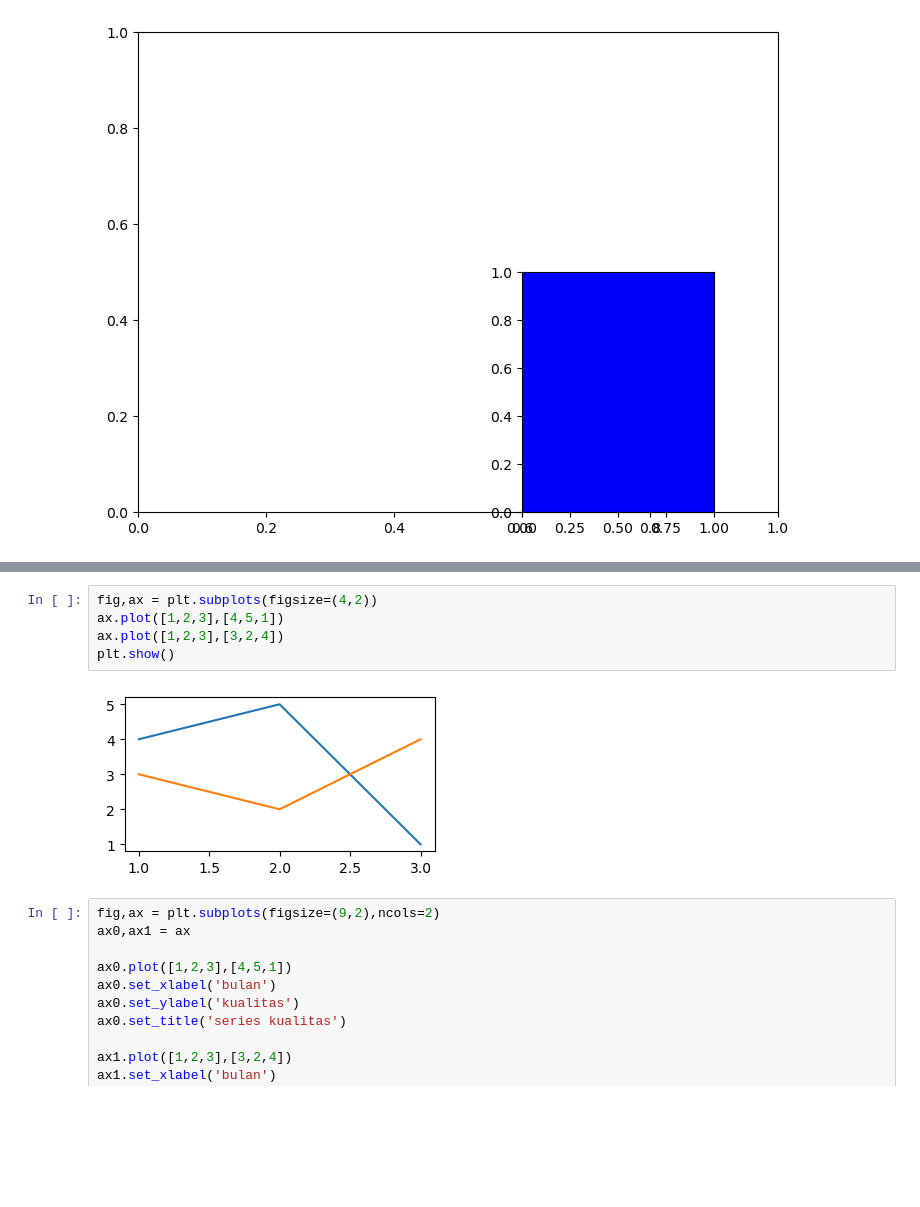
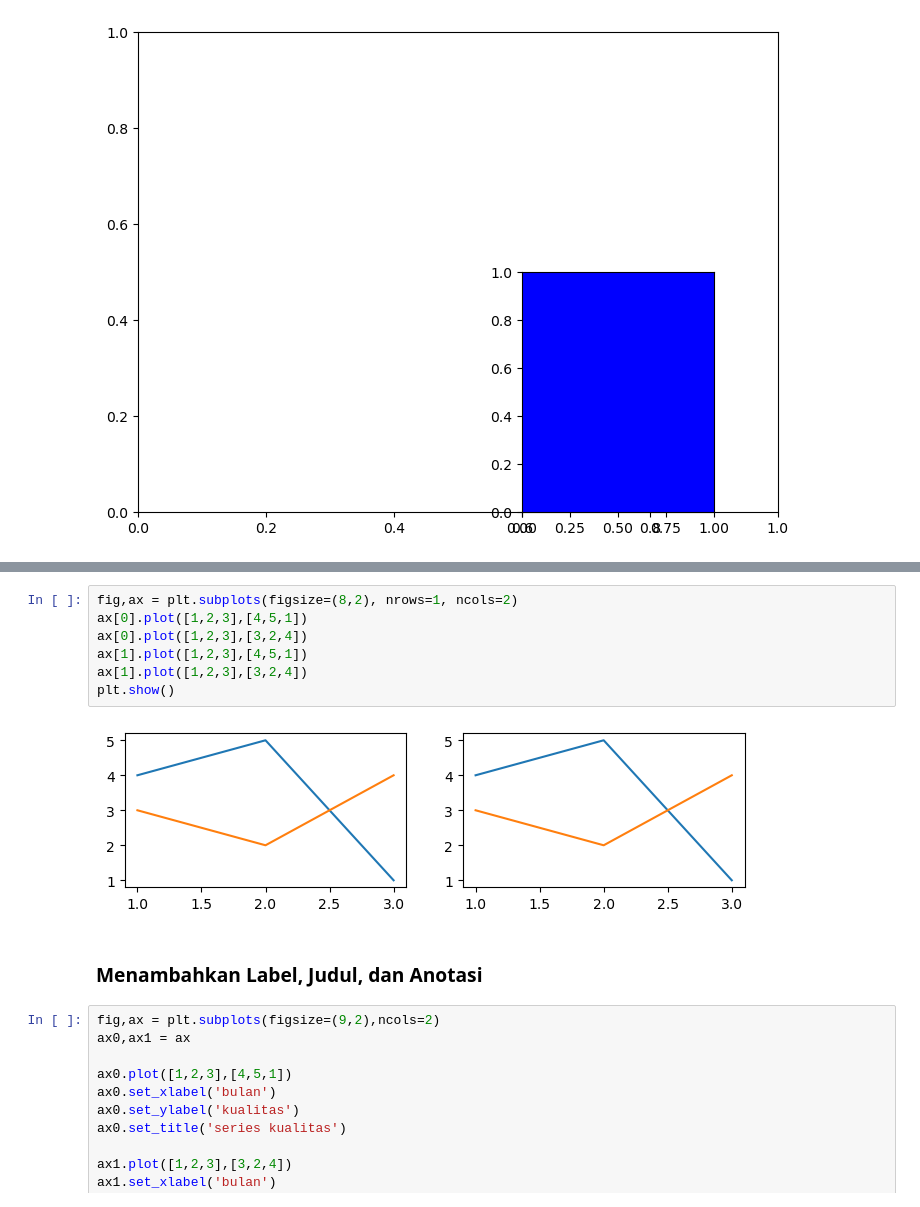
Before and after one commit to devmetmar/marinemet-training, a Jupyter notebook: _build/html/_sources/1_/1_2_python_libraries.ipynb, the cells around one changed output, grey strips where cells are left out. Drawn from its saved outputs; the diff is of its cells as text; blank space fills up the shorter version.

```diff
--- a/_build/html/_sources/1_/1_2_python_libraries.ipynb
+++ b/_build/html/_sources/1_/1_2_python_libraries.ipynb
@@ -317,10 +387,14 @@ Type:      function
 # %%
-fig,ax = plt.subplots(figsize=(4,2))
-ax.plot([1,2,3],[4,5,1])
-ax.plot([1,2,3],[3,2,4])
+fig,ax = plt.subplots(figsize=(8,2), nrows=1, ncols=2)
+ax[0].plot([1,2,3],[4,5,1])
+ax[0].plot([1,2,3],[3,2,4])
+ax[1].plot([1,2,3],[4,5,1])
+ax[1].plot([1,2,3],[3,2,4])
 plt.show()
 # %% [output]
-[figure, old version]
+[figure, new version]
+# %% [markdown]
+### Menambahkan Label, Judul, dan Anotasi
 # %%
 fig,ax = plt.subplots(figsize=(9,2),ncols=2)
 ax0,ax1 = ax
```
Also changed, not shown: parts of 35 cells of this notebook, 23 other files.
